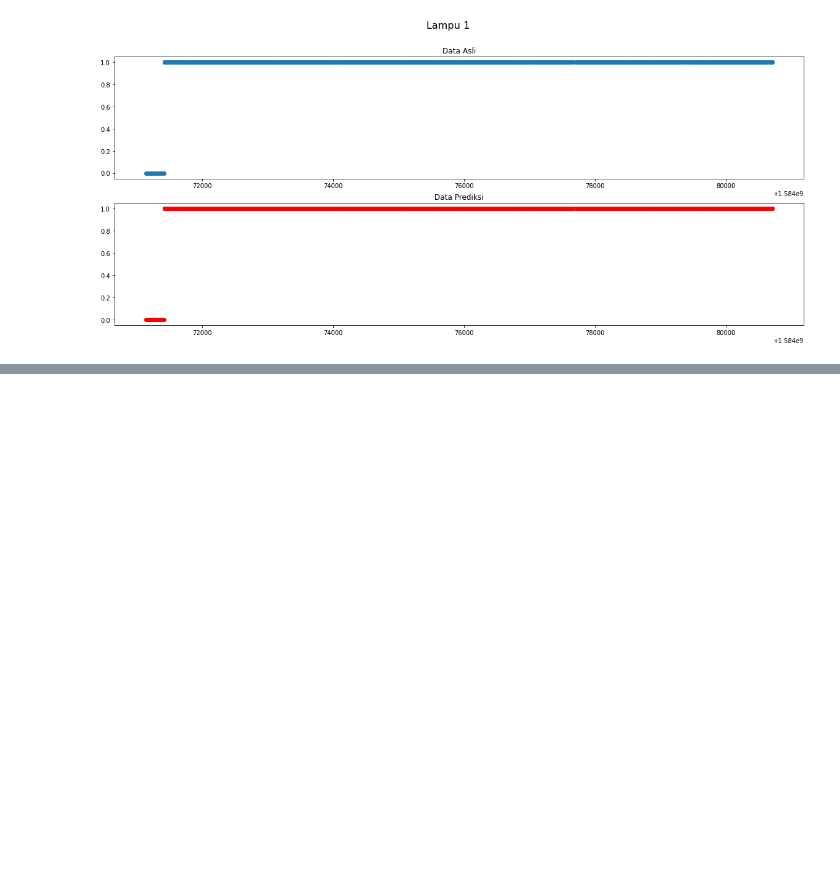
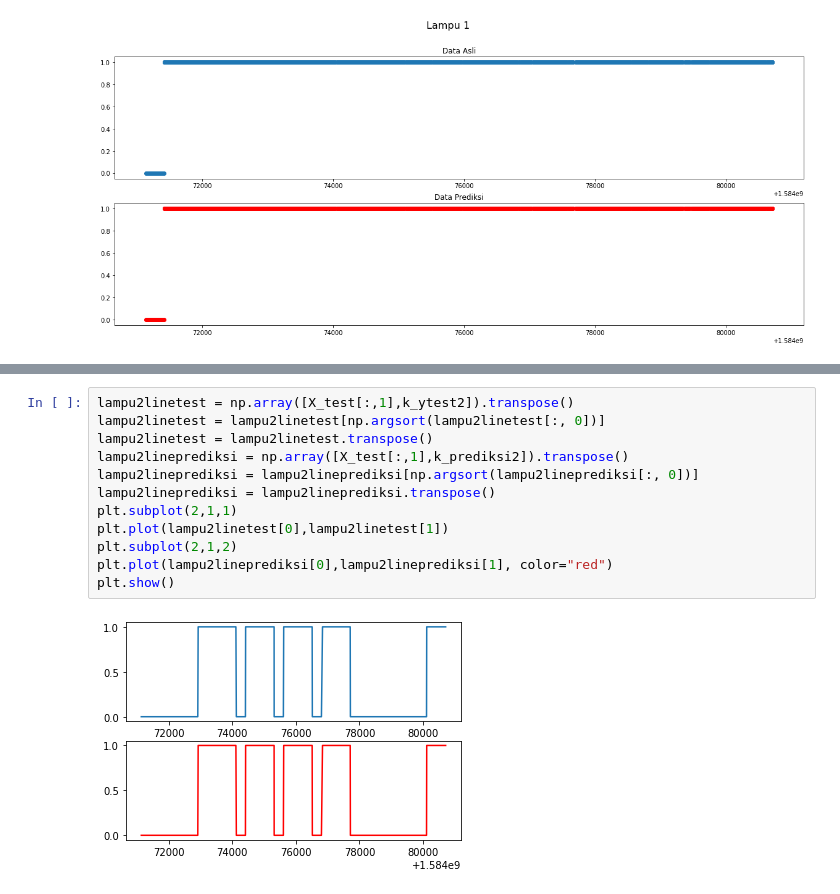
Before and after one commit to HenHimA1/A1, a Jupyter notebook: KNN.ipynb, the cells around one changed output, grey strips where cells are left out. Drawn from its saved outputs; the diff is of its cells as text; blank space fills up the shorter version.

```diff
--- a/KNN.ipynb
+++ b/KNN.ipynb
@@ -191,0 +206,14 @@ plt.show()
+# %%
+lampu2linetest = np.array([X_test[:,1],k_ytest2]).transpose()
+lampu2linetest = lampu2linetest[np.argsort(lampu2linetest[:, 0])]
+lampu2linetest = lampu2linetest.transpose()
+lampu2lineprediksi = np.array([X_test[:,1],k_prediksi2]).transpose()
+lampu2lineprediksi = lampu2lineprediksi[np.argsort(lampu2lineprediksi[:, 0])]
+lampu2lineprediksi = lampu2lineprediksi.transpose()
+plt.subplot(2,1,1)
+plt.plot(lampu2linetest[0],lampu2linetest[1])
+plt.subplot(2,1,2)
+plt.plot(lampu2lineprediksi[0],lampu2lineprediksi[1], color="red")
+plt.show()
+# %% [output]
+[figure, added]
```
Also changed, not shown: parts of 10 cells of this notebook.
